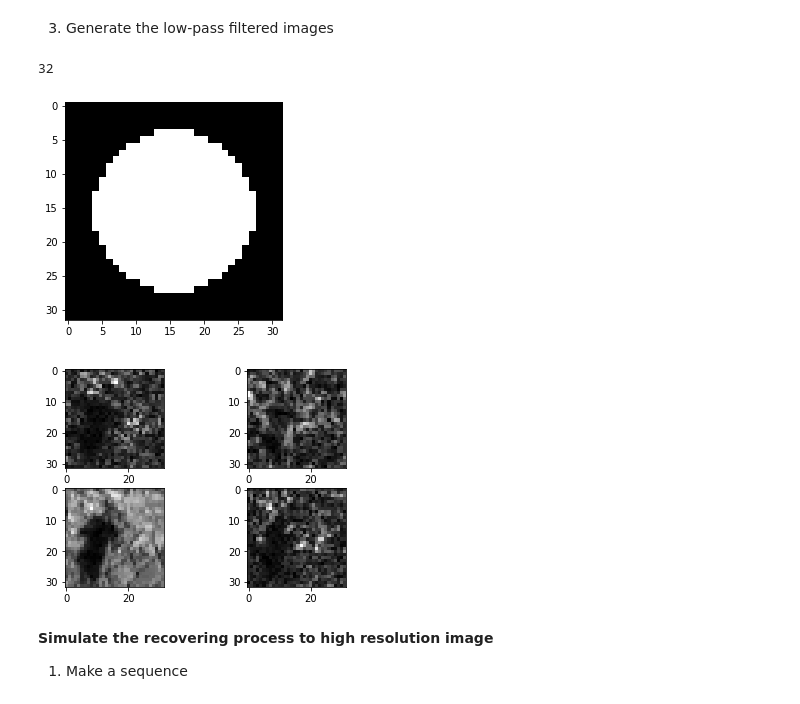
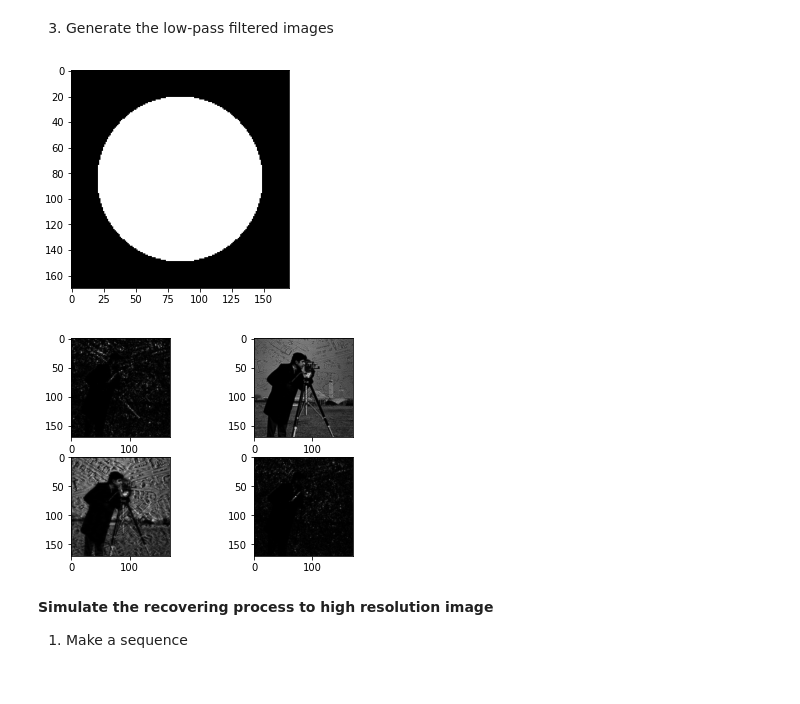
Before and after one commit to KyungchulLee/FPM-simulation, a Jupyter notebook: Basic Fourier Ptychography_v2.ipynb, the cells around one changed output. Drawn from its saved outputs; the diff is of its cells as text; code cells hidden in the pictures.

```diff
--- a/Basic Fourier Ptychography_v2.ipynb
+++ b/Basic Fourier Ptychography_v2.ipynb
@@ -9,7 +9,7 @@ import matplotlib.pyplot as plt
 import time
 
 #reshape size
-size_obj=256;
+size_obj=1024;
 
 ## objectAmplitude와 phase에 이미지 로드, size_obj로 리사이즈 해준다.
 objectAmplitude = Image.open('./cameraman.tif')
@@ -22,6 +22,8 @@ phase = np.array(phase)
 phase = phase/np.max(phase)
 
 object_function = np.multiply(objectAmplitude,np.exp(1j*np.pi*phase))
+plt.figure(1)
+plt.figure(figsize=(20, 20))
 plt.subplot(2,1,1)
 plt.imshow(np.absolute(object_function),cmap='gray')
 plt.colorbar()
@@ -43,13 +46,13 @@ k0 = 2*np.pi/waveLength; #wavevector
 #parameter for camera
 spsize = 2.4e-6;        #sampling pixel size of the camera
 #parameter for simulation (Ground Truth)
-psize = spsize / 8;      #the pixel size of the final reconstructed super-resolution image
+psize = spsize / 6;      #the pixel size of the final reconstructed super-resolution image
 
 #parameter for Imaging System
 NA = 0.1;               #NA of 대물렌즈
-arraysize = 15;
+arraysize = 21;
 LEDgap = 4; # 4mm between adjacent LEDs
-LEDheight = 100; # distance bewteen the LED matrix and the sample
+LEDheight = 50; # distance bewteen the LED matrix and the sample
 # %% [markdown]
 2. Create the wave vectors for the LED illumiantion
 # %%
@@ -86,42 +89,41 @@ instx=np.linspace(-kmax,kmax,m1)
 insty=np.linspace(-kmax,kmax,n1)
 [kxm, kym]= np.meshgrid(instx,insty)
 CTF = ((kxm**2+kym**2)<cutoffFrequency**2); #pupil function circ(kmax);
 plt.imshow(CTF,cmap='gray')
 plt.show()
 
 objectFT = np.fft.fftshift(np.fft.fft2(object_function));
 
 ## Low Resolution 묶음 만들기
 for tt in range (0,arraysize**2):
     kxc = int((n+1)/2+kx[0,tt]/dkx)
     kyc = int((m+1)/2+ky[0,tt]/dky)
     kxl=int((kxc-(n1-1)/2))
     kxh=int((kxc+(n1-1)/2))
     kyl=int((kyc-(m1-1)/2))
     kyh=int((kyc+(m1-1)/2))
 
-    imSeqLowFT = ((m1/m)**2) * objectFT[kyl:kyh+1,kxl:kxh+1]* CTF
+    imSeqLowFT = objectFT[kyl:kyh+1,kxl:kxh+1]* CTF
 
-    imSeqLowRes[:,:,tt] = np.absolute(np.fft.ifft2(np.fft.ifftshift(imSeqLowFT)))
-    ## 촬영되는 이미지를 저장하려면
-#     plt.imsave('image_'+str(tt)+'.png',imSeqLowRes[:,:,1])
+    imSeqLowRes[:,:,tt] = np.absolute(np.fft.ifft2(np.fft.ifftshift(imSeqLowFT)))**2
+#     ## 촬영되는 이미지를 저장하려면
+#     plt.imsave('./tmp/image_'+str(tt)+'.png',imSeqLowRes[:,:,tt])
 
 
 
 ## Low Resolution Images
 plt.subplot(2,2,1)
 plt.imshow(imSeqLowRes[:,:,0],cmap='gray')
 plt.subplot(2,2,2)
-plt.imshow(imSeqLowRes[:,:,100],cmap='gray')
+plt.imshow(imSeqLowRes[:,:,220],cmap='gray')
 plt.subplot(2,2,3)
-plt.imshow(imSeqLowRes[:,:,110],cmap='gray')
+plt.imshow(imSeqLowRes[:,:,221],cmap='gray')
 plt.subplot(2,2,4)
 plt.imshow(imSeqLowRes[:,:,14],cmap='gray')
 plt.show()
 # %% [output]
-32
-[figure, old version]
+[figure, new version]
-[figure, old version]
+[figure, new version]
 # %% [markdown]
 **Simulate the recovering process to  high resolution image**
 
```
Also changed, not shown: parts of 3 cells of this notebook.
